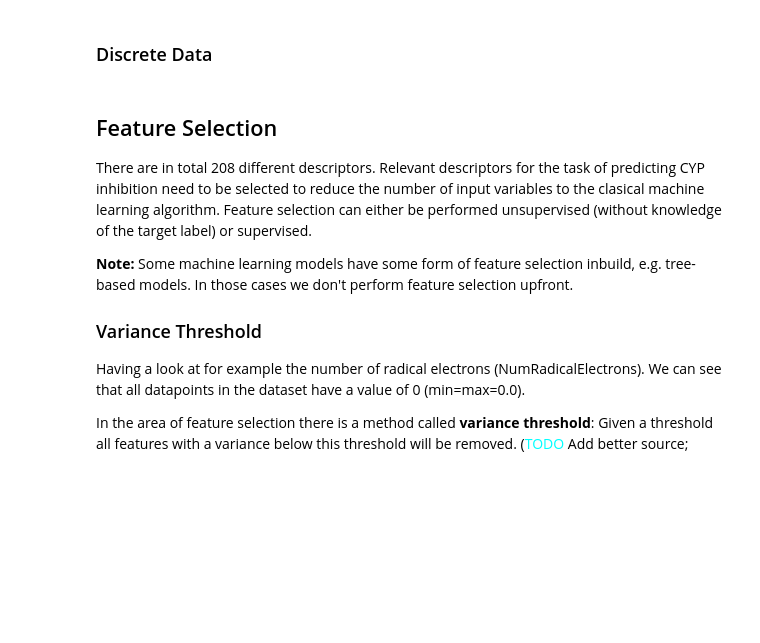
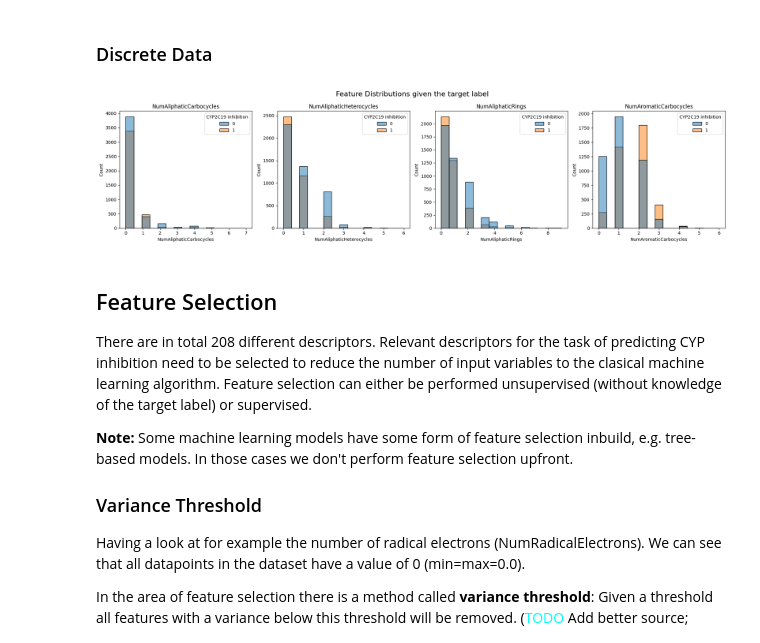
Before and after one commit to JonnaMat/CYP-inhibition, a Jupyter notebook: src/project.ipynb, the cells around one changed output. Drawn from its saved outputs; the diff is of its cells as text; code cells hidden in the pictures; blank space fills up the shorter version.

```diff
--- a/src/project.ipynb
+++ b/src/project.ipynb
@@ -122,12 +166,14 @@ fig.write_html(f"data/{task.lower()}/descriptor_correlation.html")
 ### Discrete Data
 # %%
 feature_distributions(
-    data=datasets["train"][["Y"] + discrete_descriptors],
-    features=discrete_descriptors[5:9],
+    data=datasets["train"][["Y"] + feature_groups.discrete],
+    features=feature_groups.discrete[5:9],
     kind="hist",
     suptitle="Feature Distributions given the target label",
     task="CYP2C19 inhibition",
 )
+# %% [output]
+[figure, added]
 # %% [markdown]
 ## Feature Selection
 
```
Also changed, not shown: parts of 37 cells of this notebook.
